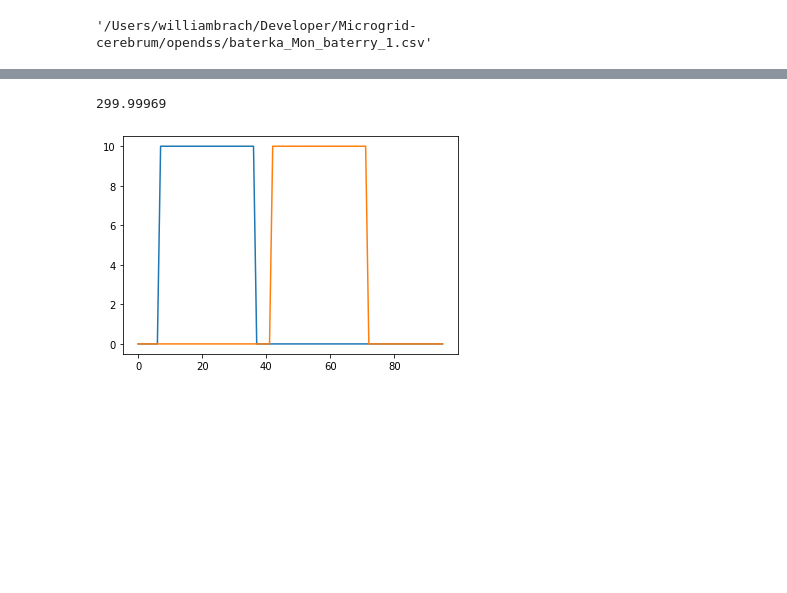
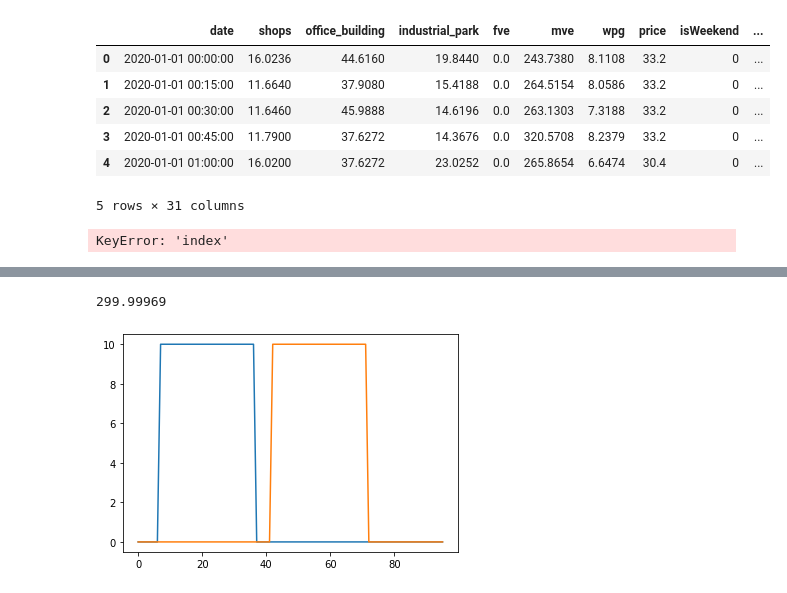
Before and after one commit to fiit-ba/Optimization-of-Battery-Management-in-Microgrid, a Jupyter notebook: opendss/microgrid_battery_management_simulator.ipynb, the cells around one changed output, grey strips where cells are left out. Drawn from its saved outputs; the diff is of its cells as text; code cells hidden in the pictures; blank space fills up the shorter version.

Commit message:
setup microgrid battery management simulator 2

```diff
--- a/opendss/microgrid_battery_management_simulator.ipynb
+++ b/opendss/microgrid_battery_management_simulator.ipynb
@@ -101,4 +15,0 @@ batery = dss.run_command('Export monitor object=baterry')
-# %%
-batery
-# %% [output]
-'/Users/williambrach/Developer/Microgrid-cerebrum/opendss/baterka_Mon_baterry_1.csv'
@@ -107,0 +24,20 @@ batery = pd.read_csv(batery)
+# %%
+df = pd.read_csv("../data/data_fake_withPredictions_withClustering.csv")
+# %%
+df.head()
+# %% [output]
+|  | date | shops | office_building | industrial_park | fve | mve | wpg | price | isWeekend | ... |
+| 0 | 2020-01-01 00:00:00 | 16.0236 | 44.6160 | 19.8440 | 0.0 | 243.7380 | 8.1108 | 33.2 | 0 | ... |
+| 1 | 2020-01-01 00:15:00 | 11.6640 | 37.9080 | 15.4188 | 0.0 | 264.5154 | 8.0586 | 33.2 | 0 | ... |
+| 2 | 2020-01-01 00:30:00 | 11.6460 | 45.9888 | 14.6196 | 0.0 | 263.1303 | 7.3188 | 33.2 | 0 | ... |
+| 3 | 2020-01-01 00:45:00 | 11.7900 | 37.6272 | 14.3676 | 0.0 | 320.5708 | 8.2379 | 33.2 | 0 | ... |
+| 4 | 2020-01-01 01:00:00 | 16.0200 | 37.6272 | 23.0252 | 0.0 | 265.8654 | 6.6474 | 30.4 | 0 | ... |
+5 rows × 31 columns
+# %%
+for day in range(int(len(df)/96)):
+    day_start = day
+    day_end = day+96
+    print(df.loc[day:day_end, "index"])
+    break
+# %% [output]
+KeyError: 'index'
```
Also changed, not shown: parts of 9 cells of this notebook, 3 other files.
